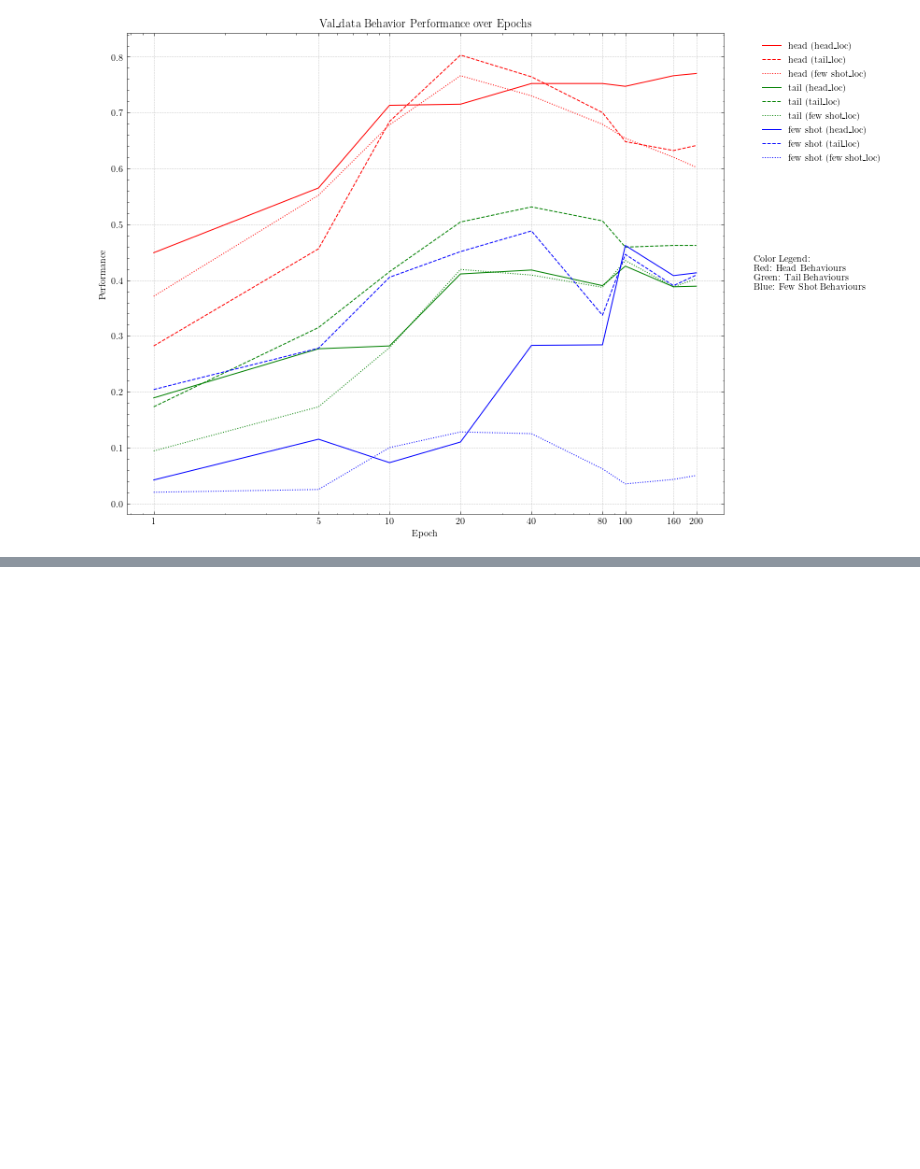
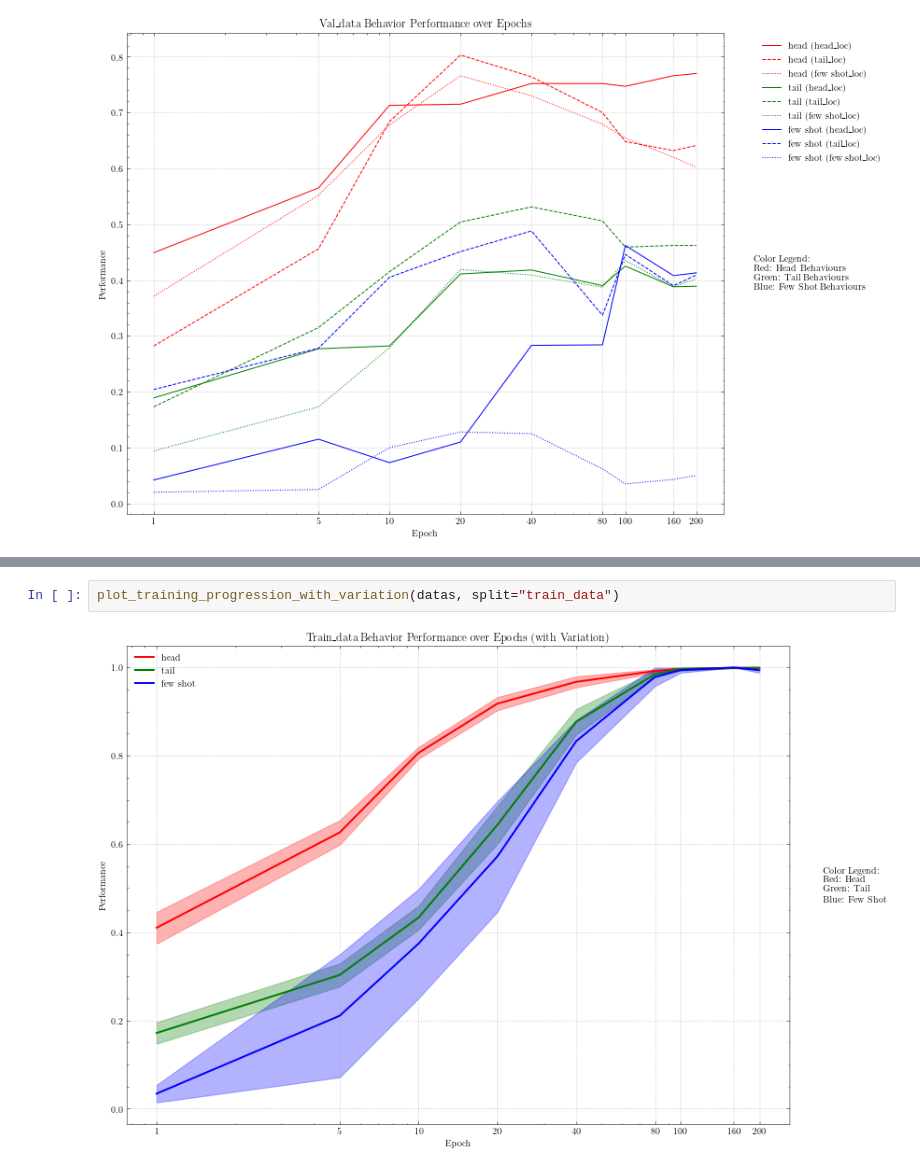
Before and after one commit to obrookes/imslowfast, a Jupyter notebook: notebooks/__plotting_heatmap_location_behaviour_dist_training_progression.ipynb, the cells around one changed output, grey strips where cells are left out. Cells and saved outputs as stored; diff of their text form; blank space fills up the shorter version.

Commit message:
training prog plots

```diff
--- a/notebooks/__plotting_heatmap_location_behaviour_dist_training_progression.ipynb
+++ b/notebooks/__plotting_heatmap_location_behaviour_dist_training_progression.ipynb
@@ -790,0 +848,4 @@ plot_training_progression(datas, split="val_data")
+# %%
+plot_training_progression_with_variation(datas, split="train_data")
+# %% [output]
+[figure, added]
```
Also changed, not shown: parts of 6 cells of this notebook.
